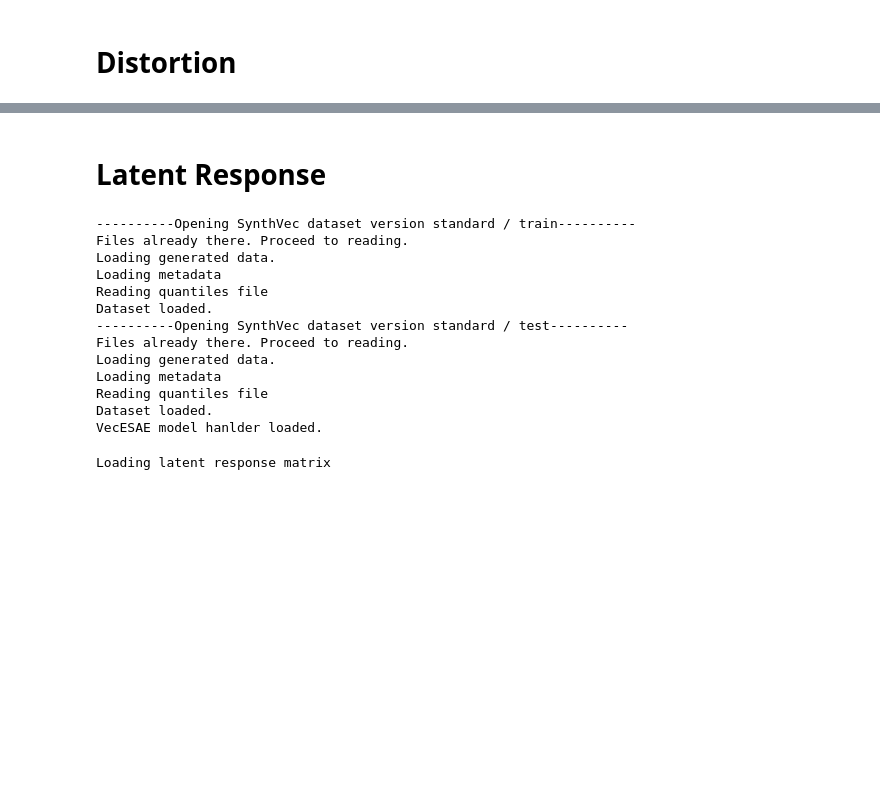
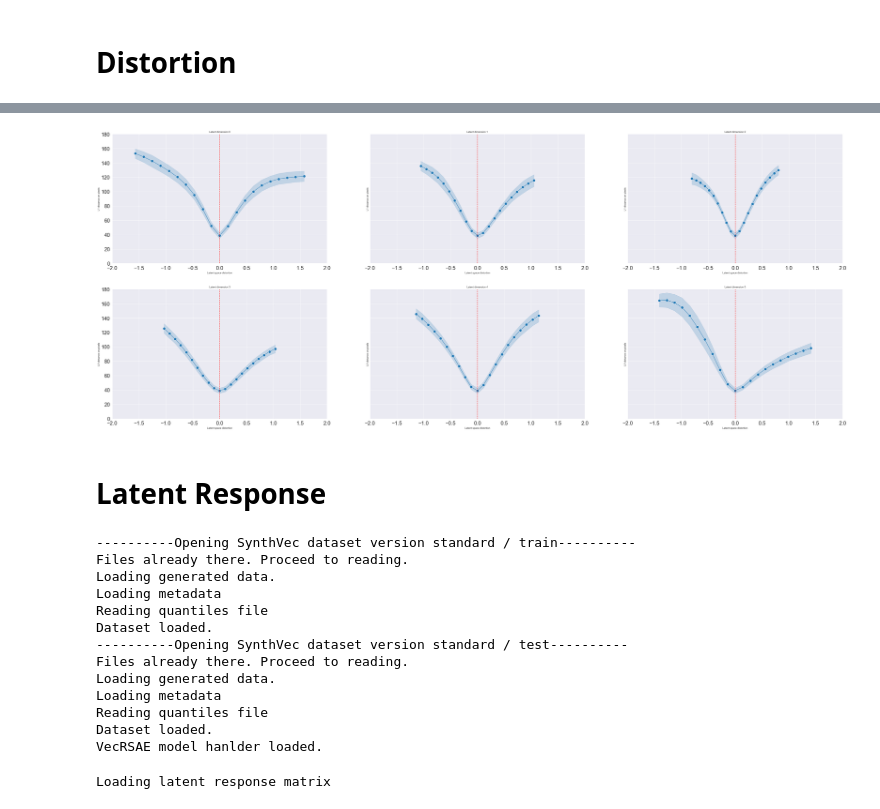
Before and after one commit to GiuliaLanzillotta/CausalAE, a Jupyter notebook: visualisations/LatentPlots.ipynb, the cells around one changed output, grey strips where cells are left out. Drawn from its saved outputs; the diff is of its cells as text; code cells hidden in the pictures; blank space fills up the shorter version.

```diff
--- a/visualisations/LatentPlots.ipynb
+++ b/visualisations/LatentPlots.ipynb
@@ -62,11 +85,12 @@ fig.savefig(fname)
 # %% [markdown]
 # Distortion
 # %%
-params = {"model_name":"BaseSAE",
+params = {"model_name":"RSAE",
           "model_version":"standardS",
           "data" : "MNIST"}
 
 # load handler
 handler = VisualModelHandler.from_config(**params)
+handler.config["logging_params"]["save_dir"] = "./logs"
 handler.load_checkpoint()
 # %% [output]
@@ -75,27 +114,30 @@ BaseSAE model hanlder loaded.
 # %%
 figure_params = {"figsize":(50,20),
                 "nrow":2,
                 "ylim":180,
-                "xlim":2}
+                "xlim":2
+                }
 
 res = handler.plot_model(do_originals=False, do_reconstructions=False,
                          do_random_samples=False, do_traversals=False,
                          do_loss2distortion=True, **figure_params)
 fig = res['distortion']
-fname = fig_path / "distortion"+params["model_name"]+".png"
+fname = fig_path / ("distortion"+params["model_name"]+".png")
 if os.path.isfile(fname):
     os.remove(fname)
 fig.savefig(fname)
+# %% [output]
+[figure, added]
 # %% [markdown]
 # Latent Response
 # %%
-params = {"model_name":"VecESAE",
+params = {"model_name":"VecRSAE",
           "model_version":"standard",
           "data_version":"standard",
           "data" : "SynthVec"}
 
 # load handler
-handler = VisualModelHandler.from_config(**params)
+handler = ModelHandler.from_config(**params)
 handler.config["logging_params"]["save_dir"] = "./logs"
 # %% [output]
 ----------Opening SynthVec dataset version standard / train----------
@@ -110,7 +152,7 @@ Loading generated data.
 Loading metadata
 Reading quantiles file
 Dataset loaded.
-VecESAE model hanlder loaded.
+VecRSAE model hanlder loaded.
 # %%
 LR = handler.latent_responses(load=True).cpu()
 # %% [output]
```
Also changed, not shown: parts of 8 cells of this notebook, 5 other files.
